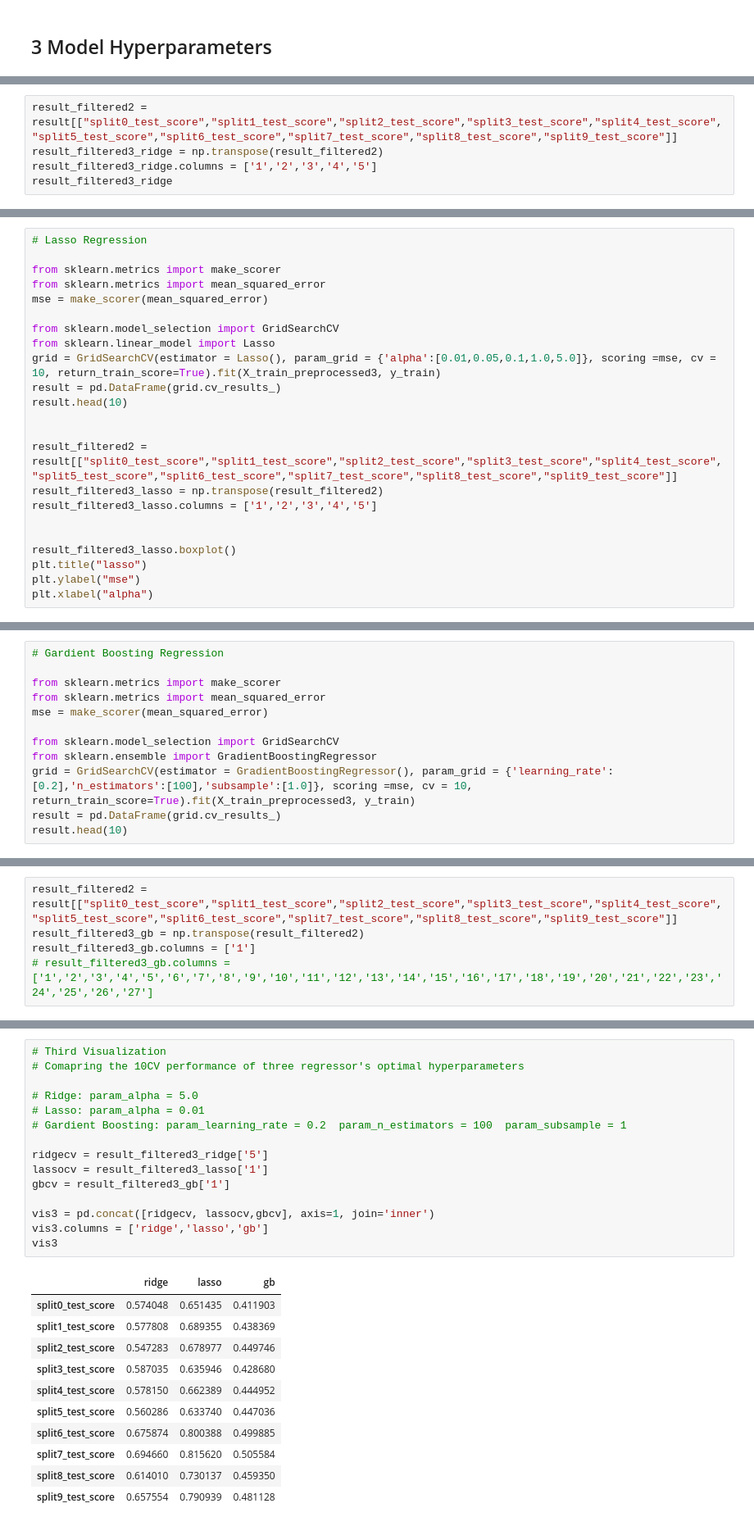
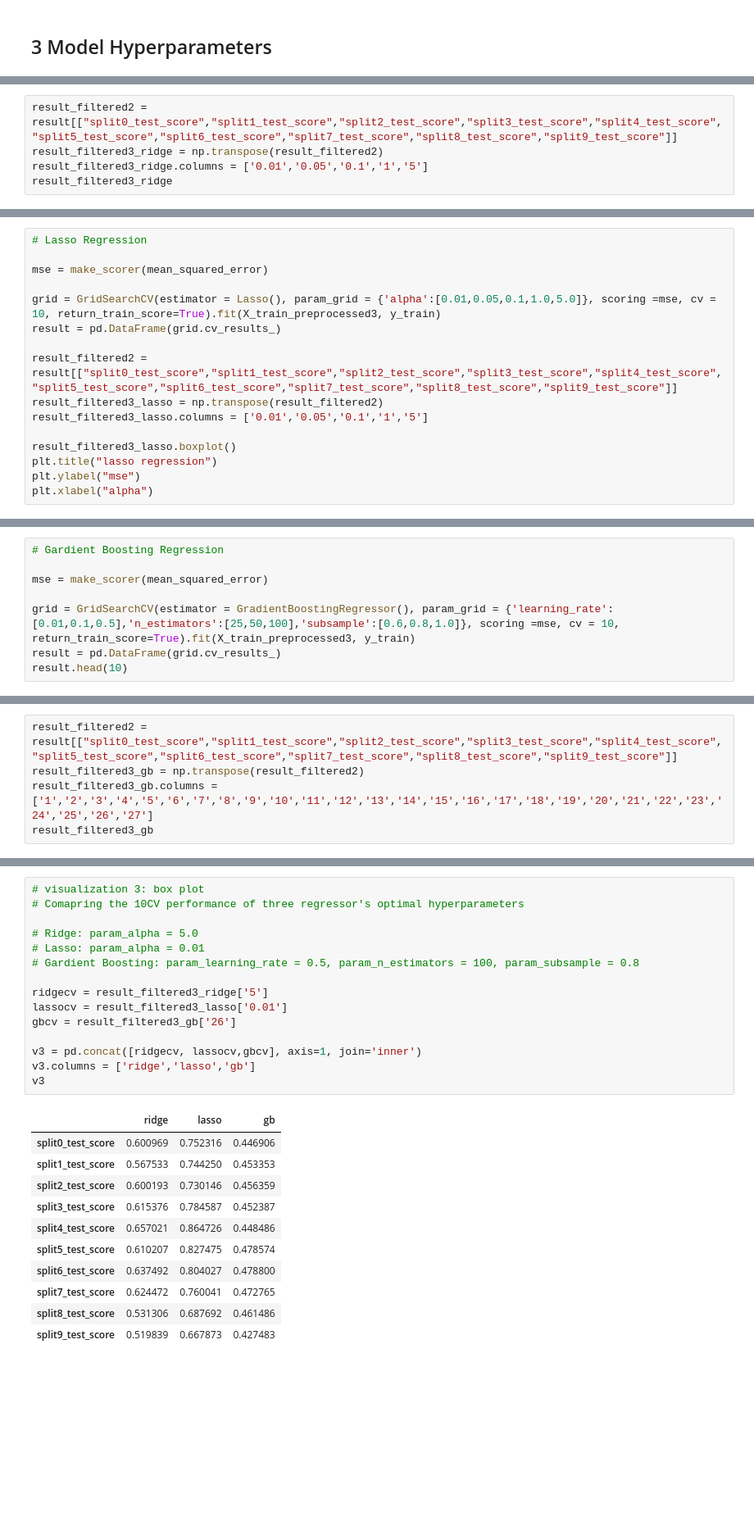
Before and after one commit to qinyuuu/Data-Visualization, a Jupyter notebook: Real-world Data Science.ipynb, the cells around one changed output, grey strips where cells are left out. Shown at 82% size. Saved outputs shown, nothing was run; the diff lists cells and outputs as text; blank space fills up the shorter version.

```diff
--- a/Real-world Data Science.ipynb
+++ b/Real-world Data Science.ipynb
@@ -306,6 +334,6 @@ result.head(10)
 # %%
 result_filtered2 = result[["split0_test_score","split1_test_score","split2_test_score","split3_test_score","split4_test_score","split5_test_score","split6_test_score","split7_test_score","split8_test_score","split9_test_score"]]
 result_filtered3_ridge = np.transpose(result_filtered2)
-result_filtered3_ridge.columns = ['1','2','3','4','5']
+result_filtered3_ridge.columns = ['0.01','0.05','0.1','1','5']
 result_filtered3_ridge
 # %% [output]
@@ -331,24 +359,17 @@ Text(0.5, 0, 'alpha')
 # %%
 # Lasso Regression
 
-from sklearn.metrics import make_scorer
-from sklearn.metrics import mean_squared_error
 mse = make_scorer(mean_squared_error)
 
-from sklearn.model_selection import GridSearchCV
-from sklearn.linear_model import Lasso
 grid = GridSearchCV(estimator = Lasso(), param_grid = {'alpha':[0.01,0.05,0.1,1.0,5.0]}, scoring =mse, cv = 10, return_train_score=True).fit(X_train_preprocessed3, y_train)
 result = pd.DataFrame(grid.cv_results_)
-result.head(10)
-
 
 result_filtered2 = result[["split0_test_score","split1_test_score","split2_test_score","split3_test_score","split4_test_score","split5_test_score","split6_test_score","split7_test_score","split8_test_score","split9_test_score"]]
 result_filtered3_lasso = np.transpose(result_filtered2)
-result_filtered3_lasso.columns = ['1','2','3','4','5']
-
+result_filtered3_lasso.columns = ['0.01','0.05','0.1','1','5']
 
 result_filtered3_lasso.boxplot()
-plt.title("lasso")
+plt.title("lasso regression")
 plt.ylabel("mse")
 plt.xlabel("alpha")
 # %% [output]
@@ -357,13 +378,9 @@ Text(0.5, 0, 'alpha')
 # %%
 # Gardient Boosting Regression
 
-from sklearn.metrics import make_scorer
-from sklearn.metrics import mean_squared_error
 mse = make_scorer(mean_squared_error)
 
-from sklearn.model_selection import GridSearchCV
-from sklearn.ensemble import GradientBoostingRegressor
-grid = GridSearchCV(estimator = GradientBoostingRegressor(), param_grid = {'learning_rate':[0.2],'n_estimators':[100],'subsample':[1.0]}, scoring =mse, cv = 10, return_train_score=True).fit(X_train_preprocessed3, y_train)
+grid = GridSearchCV(estimator = GradientBoostingRegressor(), param_grid = {'learning_rate':[0.01,0.1,0.5],'n_estimators':[25,50,100],'subsample':[0.6,0.8,1.0]}, scoring =mse, cv = 10, return_train_score=True).fit(X_train_preprocessed3, y_train)
 result = pd.DataFrame(grid.cv_results_)
 result.head(10)
 # %% [output]
@@ -373,5 +399,5 @@ result.head(10)
 # %%
 result_filtered2 = result[["split0_test_score","split1_test_score","split2_test_score","split3_test_score","split4_test_score","split5_test_score","split6_test_score","split7_test_score","split8_test_score","split9_test_score"]]
 result_filtered3_gb = np.transpose(result_filtered2)
-result_filtered3_gb.columns = ['1']
-# result_filtered3_gb.columns = ['1','2','3','4','5','6','7','8','9','10','11','12','13','14','15','16','17','18','19','20','21','22','23','24','25','26','27']
+result_filtered3_gb.columns = ['1','2','3','4','5','6','7','8','9','10','11','12','13','14','15','16','17','18','19','20','21','22','23','24','25','26','27']
+result_filtered3_gb
@@ -400,27 +444,27 @@ Text(0.5, 0, 'alpha')
 # %%
-# Third Visualization
+# visualization 3: box plot
 # Comapring the 10CV performance of three regressor's optimal hyperparameters
 
 # Ridge: param_alpha = 5.0
 # Lasso: param_alpha = 0.01
-# Gardient Boosting: param_learning_rate = 0.2  param_n_estimators = 100  param_subsample = 1
+# Gardient Boosting: param_learning_rate = 0.5, param_n_estimators = 100, param_subsample = 0.8
 
 ridgecv = result_filtered3_ridge['5']
-lassocv = result_filtered3_lasso['1']
-gbcv = result_filtered3_gb['1']
+lassocv = result_filtered3_lasso['0.01']
+gbcv = result_filtered3_gb['26']
 
-vis3 = pd.concat([ridgecv, lassocv,gbcv], axis=1, join='inner')
-vis3.columns = ['ridge','lasso','gb']
-vis3
+v3 = pd.concat([ridgecv, lassocv,gbcv], axis=1, join='inner')
+v3.columns = ['ridge','lasso','gb']
+v3
 # %% [output]
 |  | ridge | lasso | gb |
-| split0_test_score | 0.574048 | 0.651435 | 0.411903 |
-| split1_test_score | 0.577808 | 0.689355 | 0.438369 |
-| split2_test_score | 0.547283 | 0.678977 | 0.449746 |
-| split3_test_score | 0.587035 | 0.635946 | 0.428680 |
-| split4_test_score | 0.578150 | 0.662389 | 0.444952 |
-| split5_test_score | 0.560286 | 0.633740 | 0.447036 |
-| split6_test_score | 0.675874 | 0.800388 | 0.499885 |
-| split7_test_score | 0.694660 | 0.815620 | 0.505584 |
-| split8_test_score | 0.614010 | 0.730137 | 0.459350 |
-| split9_test_score | 0.657554 | 0.790939 | 0.481128 |
+| split0_test_score | 0.600969 | 0.752316 | 0.446906 |
+| split1_test_score | 0.567533 | 0.744250 | 0.453353 |
+| split2_test_score | 0.600193 | 0.730146 | 0.456359 |
+| split3_test_score | 0.615376 | 0.784587 | 0.452387 |
+| split4_test_score | 0.657021 | 0.864726 | 0.448486 |
+| split5_test_score | 0.610207 | 0.827475 | 0.478574 |
+| split6_test_score | 0.637492 | 0.804027 | 0.478800 |
+| split7_test_score | 0.624472 | 0.760041 | 0.472765 |
+| split8_test_score | 0.531306 | 0.687692 | 0.461486 |
+| split9_test_score | 0.519839 | 0.667873 | 0.427483 |
```
Also changed, not shown: parts of 45 cells of this notebook.
